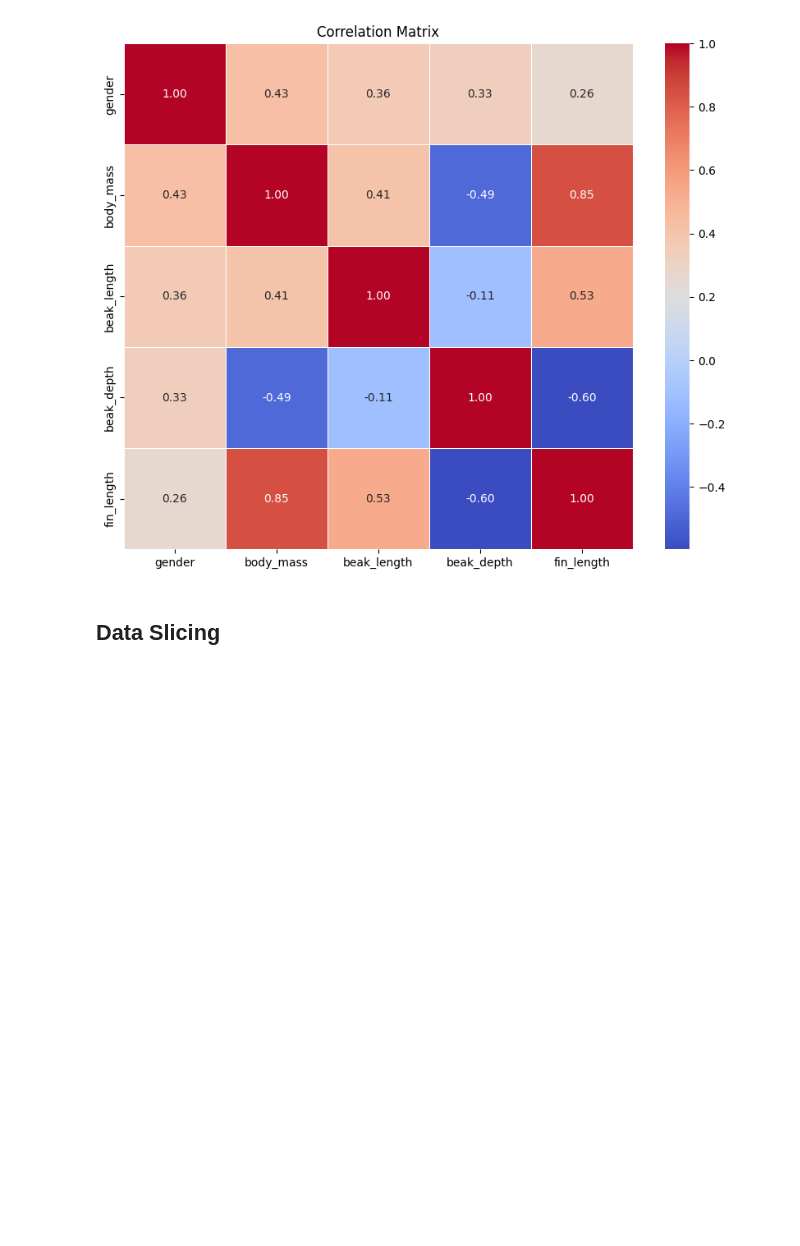
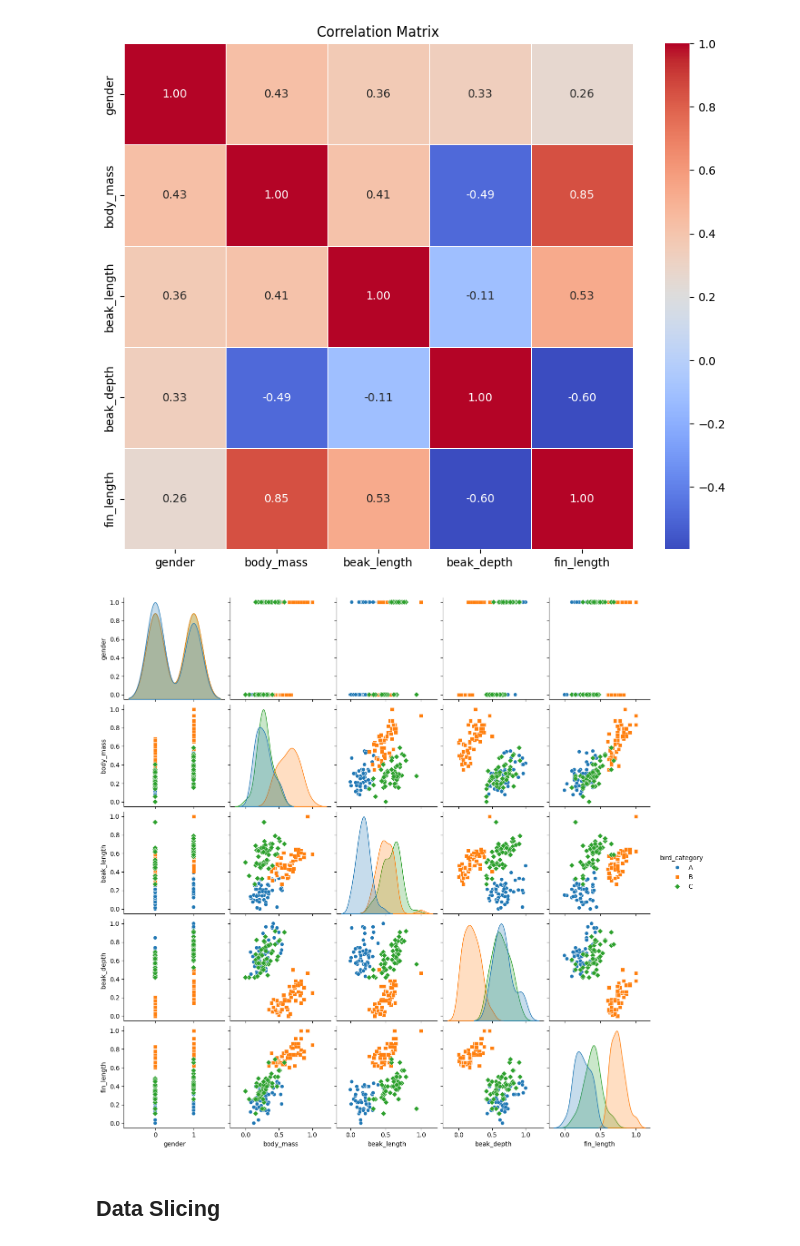
Before and after one commit to Yusfgus/NN-Tasks, a Jupyter notebook: Task01/task01.ipynb, the cells around one changed output. Cells and saved outputs as stored; diff of their text form; code cells hidden in the pictures; blank space fills up the shorter version.

```diff
--- a/Task01/task01.ipynb
+++ b/Task01/task01.ipynb
@@ -26,7 +26,9 @@ all_data.head()
 # %%
 corr_data = all_data.iloc[:, :-1]
 preprocessing(data=corr_data)
-corr_data.head()
+last_column = all_data.iloc[:, -1]
+
+
 correlation_matrix = corr_data.corr()
 
 # Plot the correlation matrix as a heatmap
@@ -36,6 +38,15 @@ plt.title("Correlation Matrix")
 plt.show()
 # %% [output]
 [figure]
+# %%
+all_prosses_data = corr_data
+all_prosses_data["bird_category"] = last_column.values
+
+
+sns.pairplot(all_prosses_data, hue="bird_category", markers=["o", "s", "D"])  # Adjust markers if you have multiple classes
+plt.show()
+# %% [output]
+[figure, added]
 # %% [markdown]
 ## Data Slicing
 # %% [markdown]
```
Also changed, not shown: parts of 6 cells of this notebook, 2 other files.
